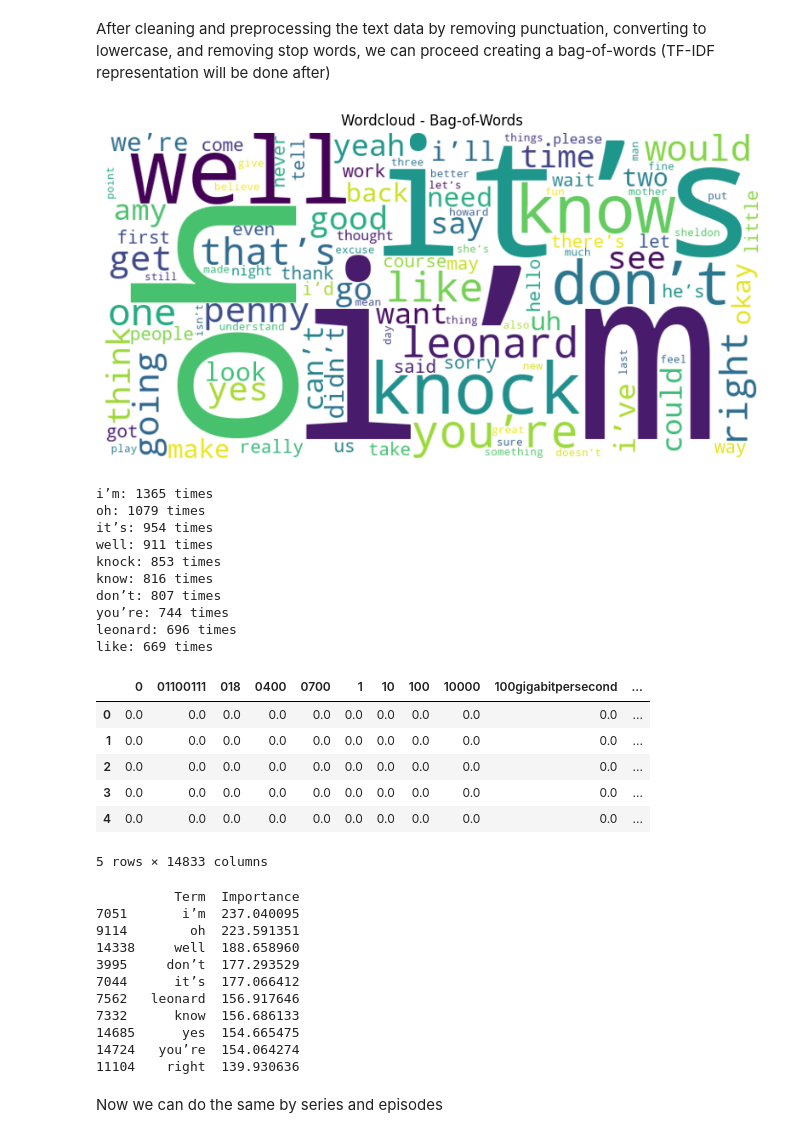
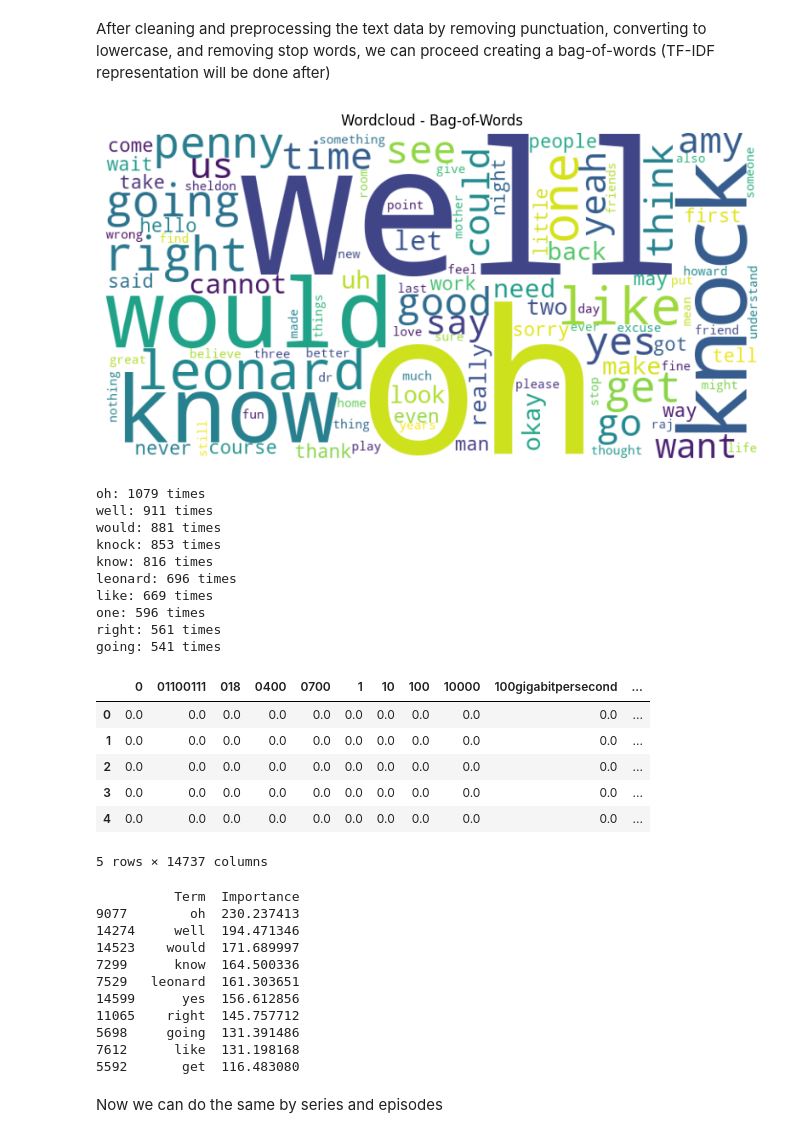
Before and after one commit to Federicosoldati/Text-Mining-Group-3-Project-1, a Jupyter notebook: Project1.ipynb, the cells around one changed output. Saved outputs shown, nothing was run; the diff lists cells and outputs as text; code cells hidden in the pictures.

Commit message:
contractions

```diff
--- a/Project1.ipynb
+++ b/Project1.ipynb
@@ -269,8 +275,8 @@ df_character['dialogue'] = df_character['dialogue'].str.lower()
 # Remove punctuation using the default pattern
 df_character['dialogue'] = df_character['dialogue'].str.replace(punctuation_pattern, '', regex=True)
 
-# Split the text into words based on spaces
-df_character["words"] = df_character['dialogue'].str.split()
+# Word tokenization using the contractions library
+df_character['words'] = (df_character['dialogue'].apply(contractions.fix)).str.split()
 
 # Remove stop words
 stop_words = set(stopwords.words('english'))
@@ -282,35 +288,35 @@ from wordcloud import WordCloud
 import matplotlib.pyplot as plt
 import numpy as np
 from sklearn.feature_extraction.text import CountVectorizer
 
 # Custom tokenizer that preserves contractions
 def custom_tokenizer(text):
     return text.split()
 
 # Combine the lists of words into space-separated strings
 df_character['cleaned_text'] = df_character['words'].apply(lambda x: ' '.join(x))
 
 # Create a bag-of-words representation with the custom tokenizer
-vectorizer = CountVectorizer(tokenizer=custom_tokenizer)
+vectorizer = CountVectorizer()
 bow_matrix = vectorizer.fit_transform(df_character['cleaned_text'])
 
 # Sum the counts across all documents to get the total frequency of each word
 word_frequencies = np.sum(bow_matrix, axis=0)
 
 # Create a dictionary of word frequencies
 word_freq_dict = dict(zip(vectorizer.get_feature_names_out(), word_frequencies.A1))
 
 # Generate the word cloud
 wordcloud = WordCloud(width=800, height=400, max_words=100, background_color='white').generate_from_frequencies(word_freq_dict)
 
 # Plot the WordCloud image
 plt.figure(figsize=(10, 5))
 plt.imshow(wordcloud, interpolation='bilinear')
 plt.axis('off')
 plt.title('Wordcloud - Bag-of-Words')
 plt.show()
 # %% [output]
-[figure, old version]
+[figure, new version]
 # %%
 # Identify the top 10 most frequent words
 top_words = sorted(word_freq_dict, key=word_freq_dict.get, reverse=True)[:10]
@@ -320,16 +326,16 @@ top_word_frequencies = [word_freq_dict[word] for word in top_words]
 for word, frequency in zip(top_words, top_word_frequencies):
     print(f"{word}: {frequency} times")
 # %% [output]
-i’m: 1365 times
 oh: 1079 times
-it’s: 954 times
 well: 911 times
+would: 881 times
 knock: 853 times
 know: 816 times
-don’t: 807 times
-you’re: 744 times
 leonard: 696 times
 like: 669 times
+one: 596 times
+right: 561 times
+going: 541 times
 # %%
 from sklearn.feature_extraction.text import TfidfTransformer
 
@@ -351,7 +357,7 @@ tfidf_df.head()
 | 2 | 0.0 | 0.0 | 0.0 | 0.0 | 0.0 | 0.0 | 0.0 | 0.0 | 0.0 | 0.0 | ... |
 | 3 | 0.0 | 0.0 | 0.0 | 0.0 | 0.0 | 0.0 | 0.0 | 0.0 | 0.0 | 0.0 | ... |
 | 4 | 0.0 | 0.0 | 0.0 | 0.0 | 0.0 | 0.0 | 0.0 | 0.0 | 0.0 | 0.0 | ... |
-5 rows × 14833 columns
+5 rows × 14737 columns
 # %%
 # Sum the TF-IDF scores for each term across all documents
 term_importance = tfidf_df.sum()
@@ -367,16 +373,16 @@ top_terms = term_importance_df.head(10)
 print(top_terms)
 # %% [output]
           Term  Importance
-7051       i’m  237.040095
-9114        oh  223.591351
-14338     well  188.658960
-3995     don’t  177.293529
-7044      it’s  177.066412
-7562   leonard  156.917646
-7332      know  156.686133
-14685      yes  154.665475
-14724   you’re  154.064274
-11104    right  139.930636
+9077        oh  230.237413
+14274     well  194.471346
+14523    would  171.689997
+7299      know  164.500336
+7529   leonard  161.303651
+14599      yes  156.612856
+11065    right  145.757712
+5698     going  131.391486
+7612      like  131.198168
+5592       get  116.483080
 # %% [markdown]
 Now we can do the same by series and episodes
 # %%
```
Also changed, not shown: parts of 9 cells of this notebook.
